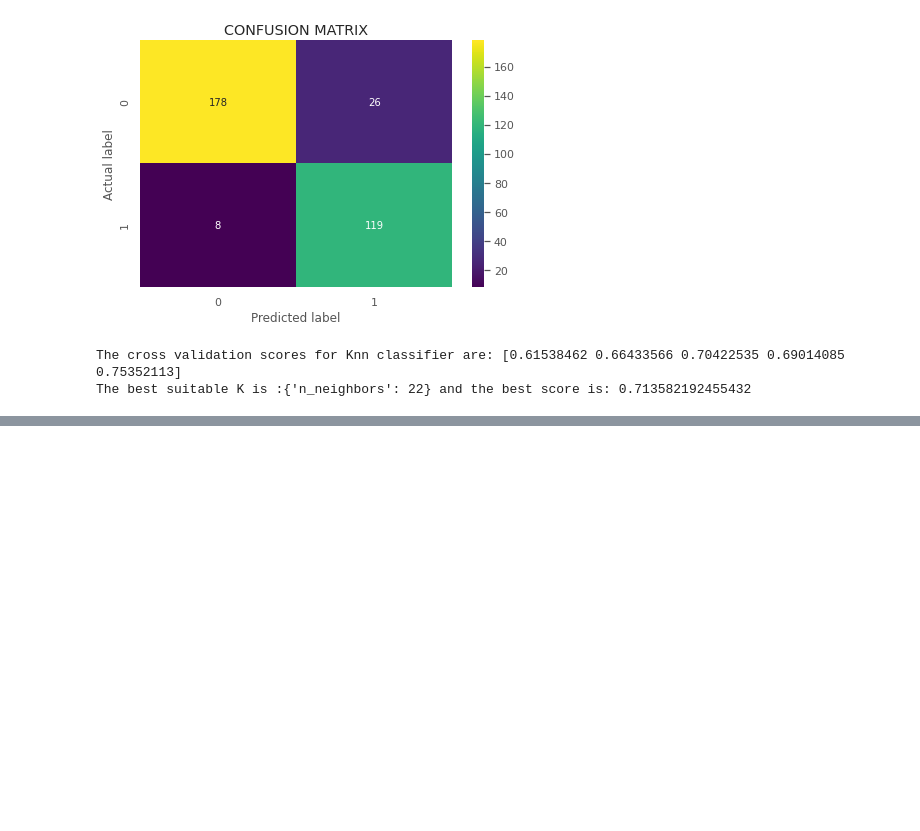
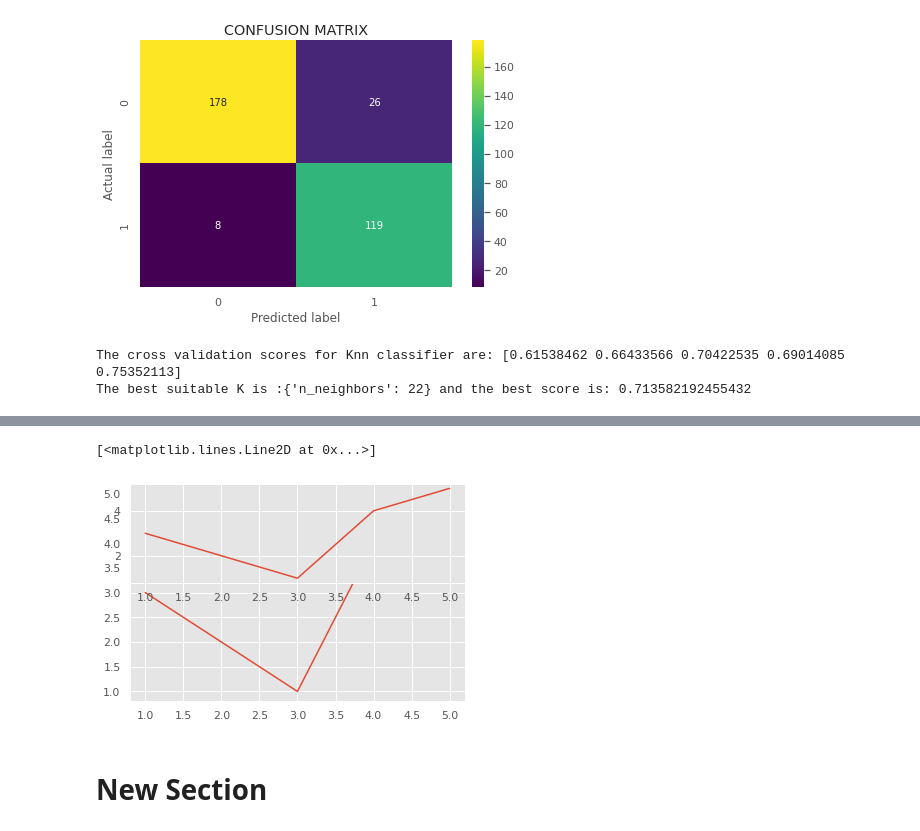
Before and after one commit to gtmray/Titanic-Classification-Test, a Jupyter notebook: titanic.ipynb, the cells around one changed output, grey strips where cells are left out. Cells and saved outputs as stored; diff of their text form; code cells hidden in the pictures; blank space fills up the shorter version.

```diff
--- a/titanic.ipynb
+++ b/titanic.ipynb
@@ -240,0 +239,21 @@ Gradient Boosting    0.861027  0.828691  0.861027   4.799992
+# %%
+fig = plt.figure()
+
+# add a subplot to the figure (the explicit way)
+# Passing the numbers is optional and you can pass 111 but I will stick with this way.
+# That's why I call it explicit way.
+# 1, 1, 1 means: 1 axes in a 1 row 1 column grid. More on this later.
+ax1 = fig.add_subplot(1, 1, 1)
+ax2 = fig.add_subplot(2, 1, 1)
+# some data
+x = [1, 2, 3, 4, 5]
+y = [3, 2, 1, 4, 5]
+
+# plot basic things
+ax1.plot(x, y)
+ax2.plot(x, y)
+# %% [output]
+[<matplotlib.lines.Line2D at 0x...>]
+[figure, added]
+# %% [markdown]
+# New Section
```
Also changed, not shown: parts of 3 cells of this notebook.
